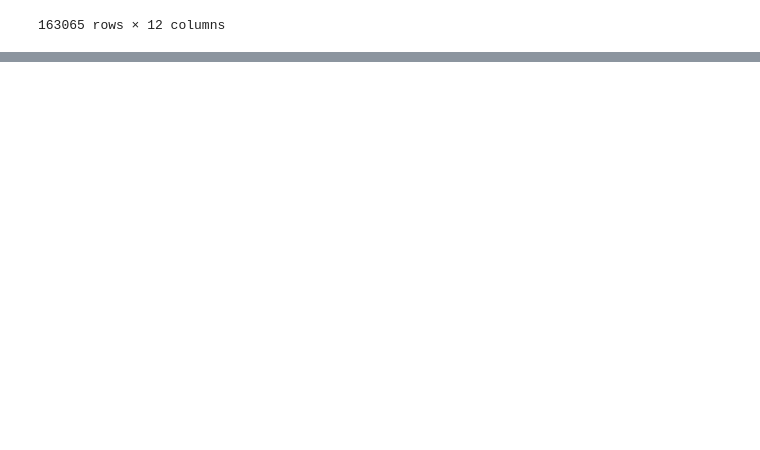
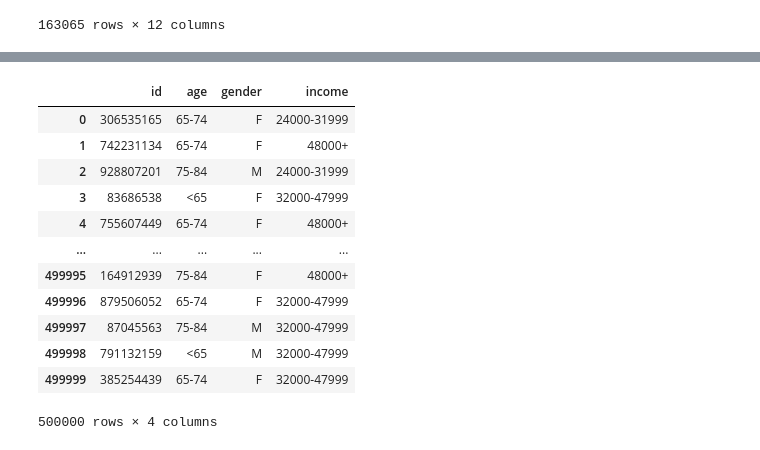
Before and after one commit to carleyeshield21/SQL, a Jupyter notebook: HealthCare_Jupyter.ipynb, the cells around one changed output, grey strips where cells are left out. Cells and saved outputs as stored; diff of their text form; code cells hidden in the pictures; blank space fills up the shorter version.

```diff
--- a/HealthCare_Jupyter.ipynb
+++ b/HealthCare_Jupyter.ipynb
@@ -37,0 +76,17 @@ Inpatient_provdr
+# %%
+Patient_history_samp = pandas.read_csv('Patient_history_samp.csv')
+Patient_history_samp
+# %% [output]
+|  | id | age | gender | income |
+| 0 | 306535165 | 65-74 | F | 24000-31999 |
+| 1 | 742231134 | 65-74 | F | 48000+ |
+| 2 | 928807201 | 75-84 | M | 24000-31999 |
+| 3 | 83686538 | <65 | F | 32000-47999 |
+| 4 | 755607449 | 65-74 | F | 48000+ |
+| ... | ... | ... | ... | ... |
+| 499995 | 164912939 | 75-84 | F | 48000+ |
+| 499996 | 879506052 | 65-74 | F | 32000-47999 |
+| 499997 | 87045563 | 75-84 | M | 32000-47999 |
+| 499998 | 791132159 | <65 | M | 32000-47999 |
+| 499999 | 385254439 | 65-74 | F | 32000-47999 |
+500000 rows × 4 columns
```
Also changed, not shown: parts of 5 cells of this notebook.
